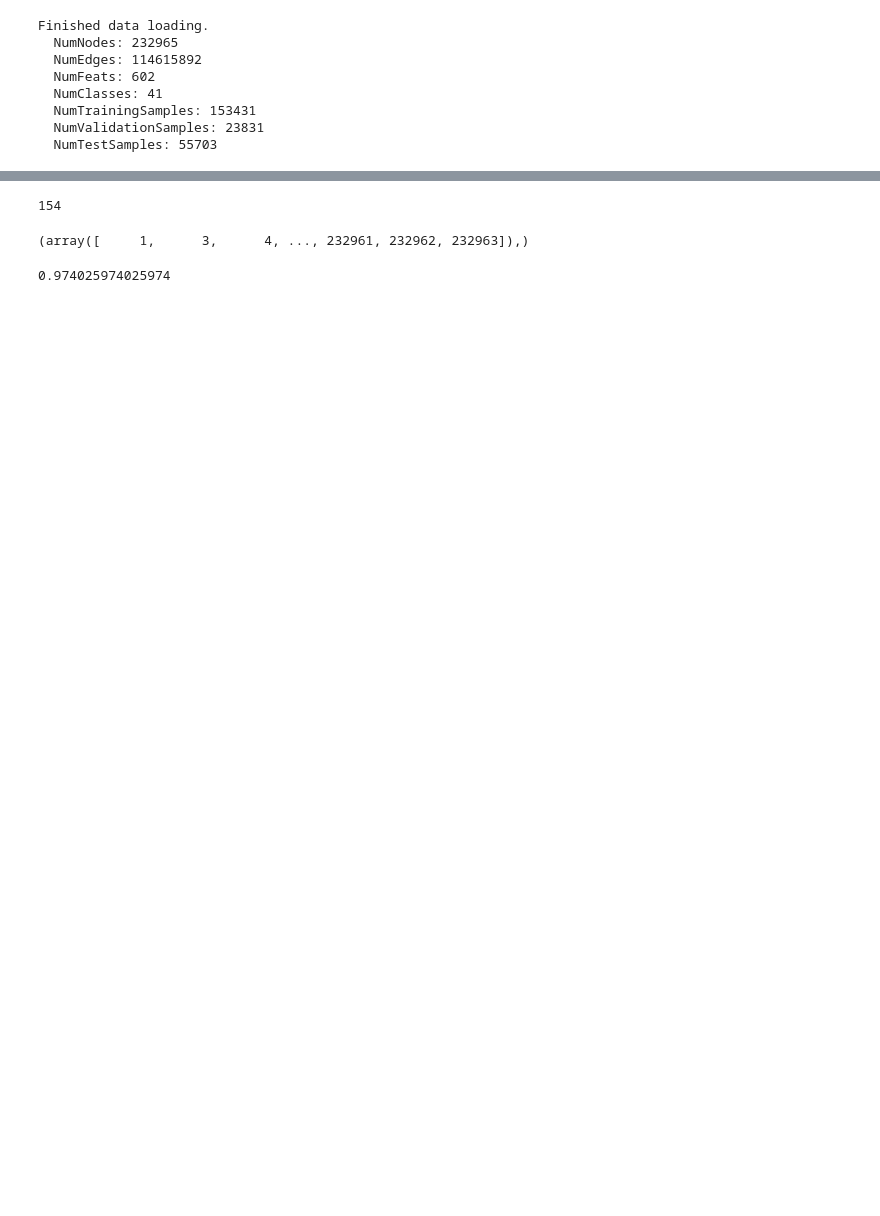
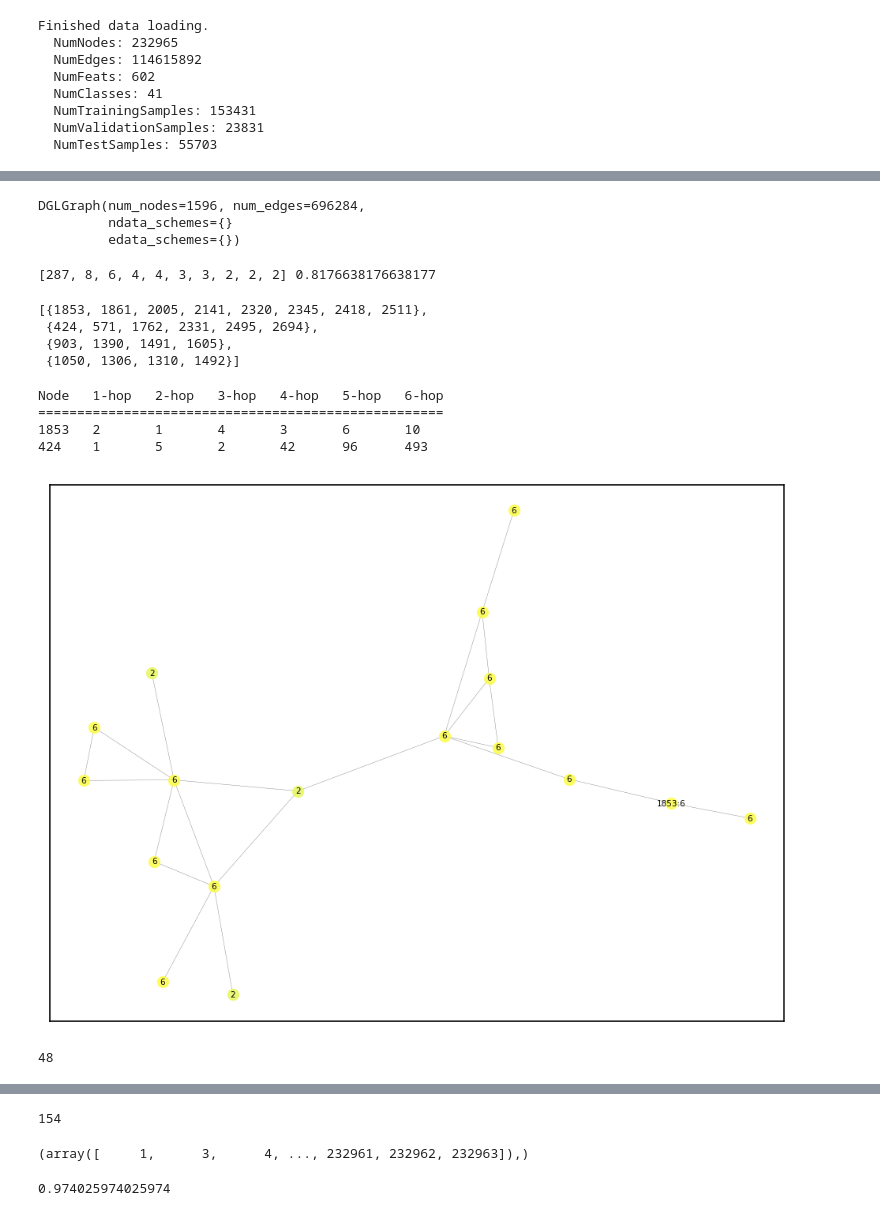
Before and after one commit to NIRVANALAN/gcn_analysis, a Jupyter notebook: notebook/large_graph_analysis.ipynb, the cells around one changed output, grey strips where cells are left out. Saved outputs shown, nothing was run; the diff lists cells and outputs as text; code cells hidden in the pictures; blank space fills up the shorter version.

```diff
--- a/notebook/large_graph_analysis.ipynb
+++ b/notebook/large_graph_analysis.ipynb
@@ -42,0 +40,58 @@ True
+# %%
+sg = dataset.graph.subgraph(label_nodes)
+sg
+# %% [output]
+DGLGraph(num_nodes=1596, num_edges=696284,
+         ndata_schemes={}
+         edata_schemes={})
+# %%
+if type(sg) not in (nx.Graph, nx.DiGraph):
+    nx_label_sg = sg.to_networkx().to_undirected()
+    print('nx_label_sg done')
+    nx_graph = dataset.graph.to_networkx().to_undirected()
+    print('nx_graph done')
+else:
+    nx_label_sg = sg.to_undirected()
+    nx_graph = dataset.graph.to_undirected()
+
+statistics_of_subgraph(nx_label_sg)
+# %%
+subgraph_cc = sorted(nx.connected_components(nx_label_sg), key=len, reverse=True)
+# nx.connected_components(nx_label_sg)
+print(
+[len(cc) for cc in subgraph_cc][:10],
+    subgraph_cc[0].__len__() / len(label_nodes)
+)
+subgraph_cc[1:5]
+# %% [output]
+[287, 8, 6, 4, 4, 3, 3, 2, 2, 2] 0.8176638176638177
+[{1853, 1861, 2005, 2141, 2320, 2345, 2418, 2511},
+ {424, 571, 1762, 2331, 2495, 2694},
+ {903, 1390, 1491, 1605},
+ {1050, 1306, 1310, 1492}]
+# %%
+info = statistics(nx_graph, [1853,424], level=6)
+colors = get_colors(len(dataset.labels), mode='raw')
+# %% [output]
+Node   1-hop   2-hop   3-hop   4-hop   5-hop   6-hop
+====================================================
+1853   2       1       4       3       6       10
+424    1       5       2       42      96      493
+# %%
+case = 1853
+hop = 6
+sub_node = sum([node_list for node_list in info[case][0][:hop]], [])
+sub_graph = nx_graph.subgraph(sub_node)
+colors = get_colors(len(dataset.labels), mode='raw')
+pos = nx.spring_layout(sub_graph, k=0.15)
+class_node_pos = get_node_pos(dataset.labels, sub_node, mode='raw')
+labels = dict(zip(sub_node, dataset.labels[sub_node]))
+labels.update({case: f'{case}:{dataset.labels[case]}'})
+# %%
+plot_cluster(sub_graph, class_node_pos, colors, pos, labels=labels)
+# %% [output]
+[figure, added]
+# %%
+sub_graph.number_of_edges()
+# %% [output]
+48
```
Also changed, not shown: parts of 39 cells of this notebook, 4 other files.
